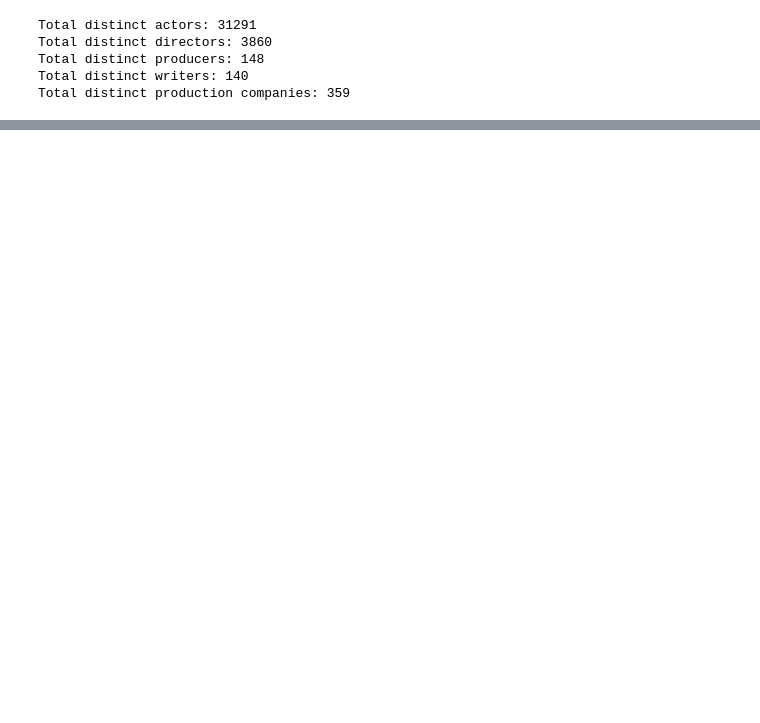
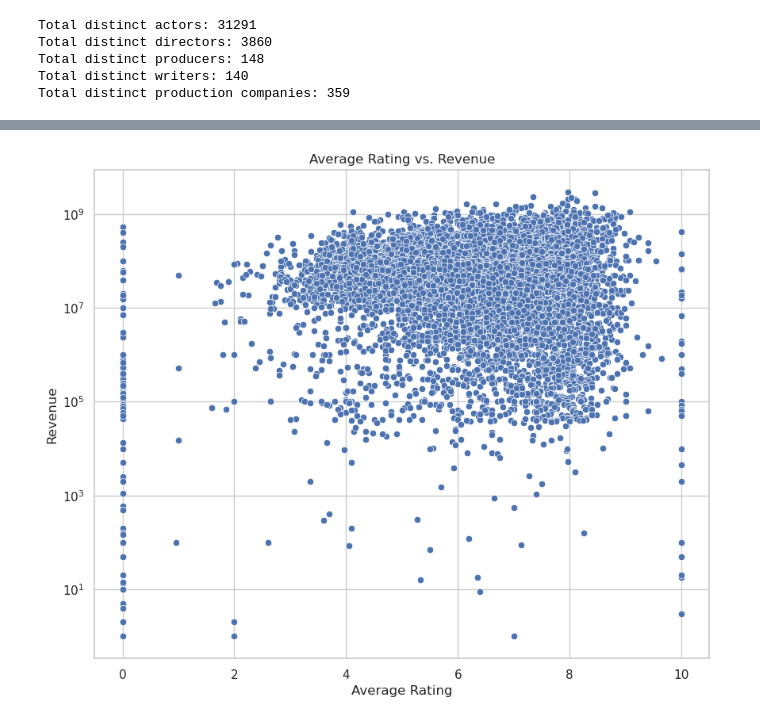
Before and after one commit to gentrylamb/dsan6400-final-project, a Jupyter notebook: code/eda.ipynb, the cells around one changed output, grey strips where cells are left out. Cells and saved outputs as stored; diff of their text form; code cells hidden in the pictures; blank space fills up the shorter version.

Commit message:
continue work on regression, clean data for reg

```diff
--- a/code/eda.ipynb
+++ b/code/eda.ipynb
@@ -112,0 +113,10 @@ plt.show()
+# %%
+plt.figure(figsize = (10,8))
+sns.scatterplot(x = "Average_Rating", y = "Revenue", data = df)
+plt.yscale("log")
+plt.title("Average Rating vs. Revenue")
+plt.xlabel("Average Rating")
+plt.ylabel("Revenue (log)")
+plt.show()
+# %% [output]
+[figure, added]
```
Also changed, not shown: parts of 8 cells of this notebook, 3 other files.
